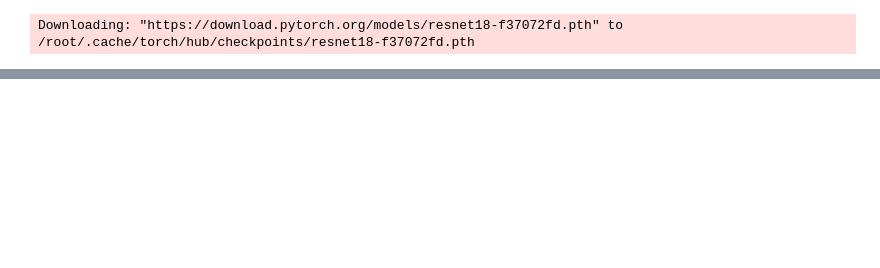
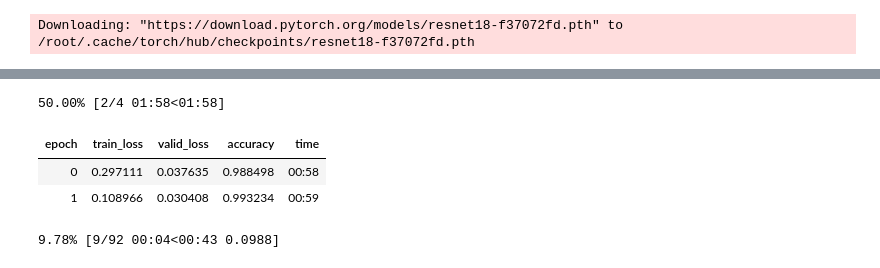
Before and after one commit to Santiago-R/aprende, a Jupyter notebook: 00_Empieza_a_jugar.ipynb, the cells around one changed output, grey strips where cells are left out. Cells and saved outputs as stored; diff of their text form; code cells hidden in the pictures; blank space fills up the shorter version.

```diff
--- a/00_Empieza_a_jugar.ipynb
+++ b/00_Empieza_a_jugar.ipynb
@@ -32,0 +48,8 @@ learn.fit_one_cycle(5)
+# %%
+learn.fit_one_cycle(4, lr_max=lr)
+# %% [output]
+50.00% [2/4 01:58<01:58]
+| epoch | train_loss | valid_loss | accuracy | time |
+| 0 | 0.297111 | 0.037635 | 0.988498 | 00:58 |
+| 1 | 0.108966 | 0.030408 | 0.993234 | 00:59 |
+9.78% [9/92 00:04<00:43 0.0988]
```
Also changed, not shown: parts of 9 cells of this notebook.
